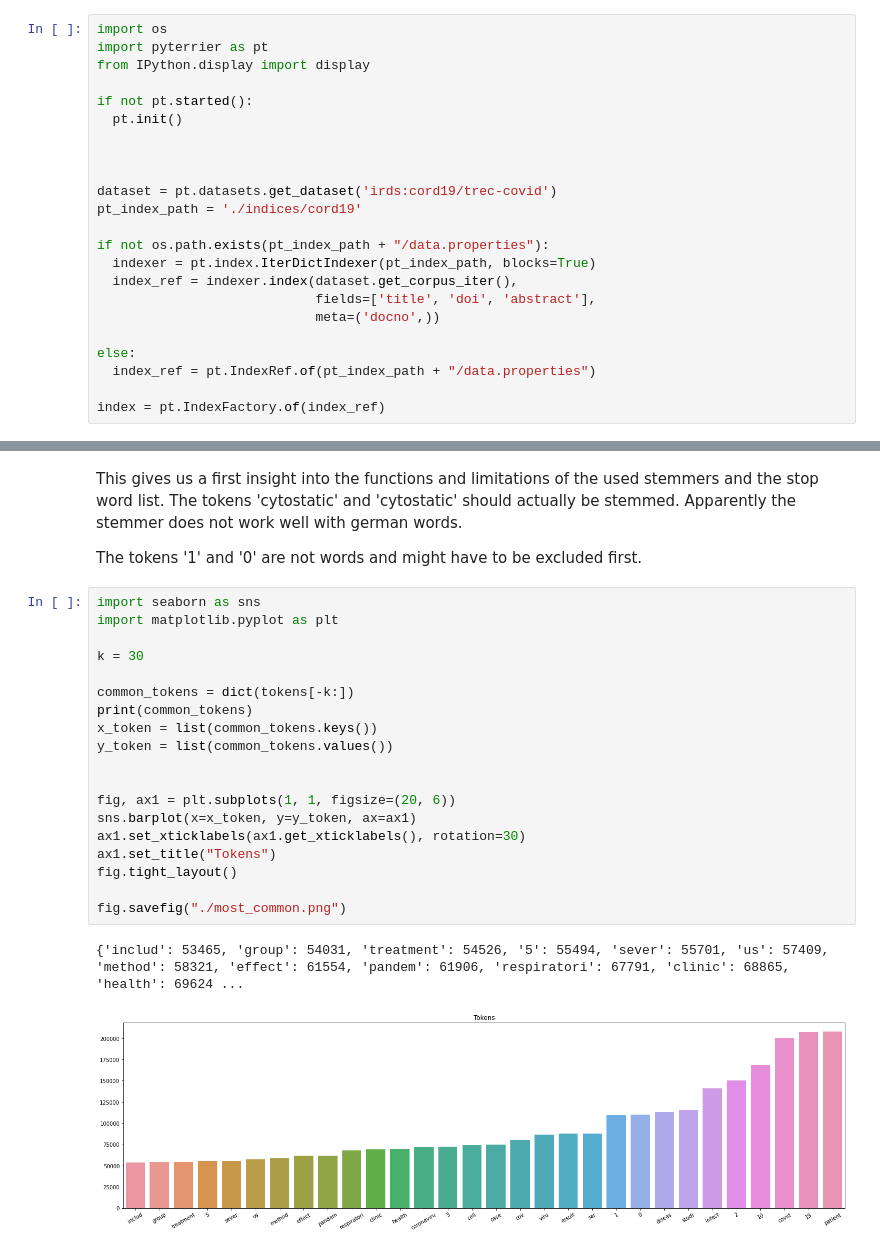
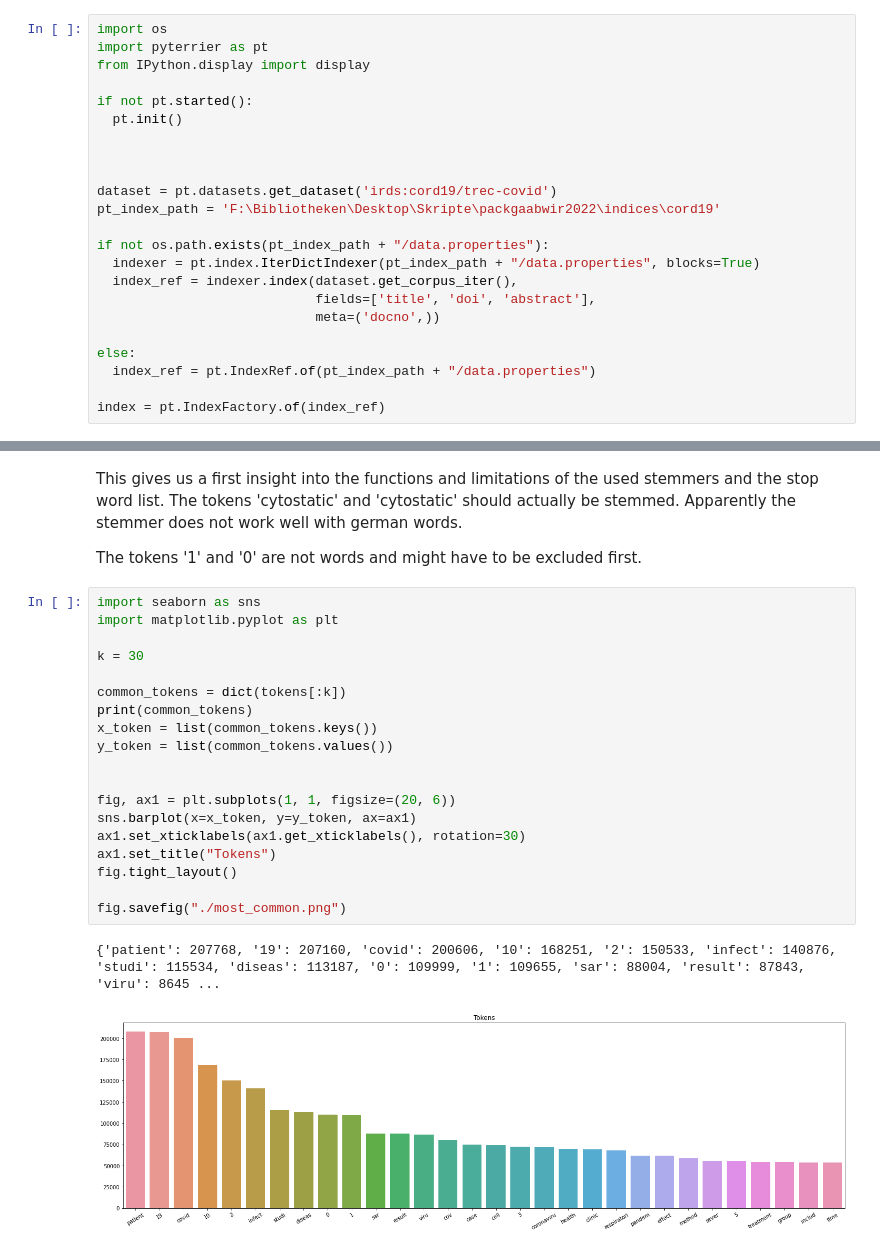
Before and after one commit to Trojan13/packgaabwir2022, a Jupyter notebook: WIR_WiSe2223.ipynb, the cells around one changed output, grey strips where cells are left out. Drawn from its saved outputs; the diff is of its cells as text.

```diff
--- a/WIR_WiSe2223.ipynb
+++ b/WIR_WiSe2223.ipynb
@@ -335,10 +336,10 @@ if not pt.started():
 
 
 dataset = pt.datasets.get_dataset('irds:cord19/trec-covid')
-pt_index_path = './indices/cord19'
+pt_index_path = 'F:\Bibliotheken\Desktop\Skripte\packgaabwir2022\indices\cord19'
 
 if not os.path.exists(pt_index_path + "/data.properties"):
-  indexer = pt.index.IterDictIndexer(pt_index_path, blocks=True)
+  indexer = pt.index.IterDictIndexer(pt_index_path + "/data.properties", blocks=True)
   index_ref = indexer.index(dataset.get_corpus_iter(),
                             fields=['title', 'doi', 'abstract'],
                             meta=('docno',))
@@ -537,22 +522,22 @@ The tokens '1' and '0' are not words and might have to be excluded first.
 # %%
 import seaborn as sns
 import matplotlib.pyplot as plt
 
 k = 30
 
-common_tokens = dict(tokens[-k:])
+common_tokens = dict(tokens[:k])
 print(common_tokens)
 x_token = list(common_tokens.keys())
 y_token = list(common_tokens.values())
 
 
 fig, ax1 = plt.subplots(1, 1, figsize=(20, 6))
 sns.barplot(x=x_token, y=y_token, ax=ax1)
 ax1.set_xticklabels(ax1.get_xticklabels(), rotation=30)
 ax1.set_title("Tokens")
 fig.tight_layout()
 
 fig.savefig("./most_common.png")
 # %% [output]
-{'includ': 53465, 'group': 54031, 'treatment': 54526, '5': 55494, 'sever': 55701, 'us': 57409, 'method': 58321, 'effect': 61554, 'pandem': 61906, 'respiratori': 67791, 'clinic': 68865, 'health': 69624 ...
+{'patient': 207768, '19': 207160, 'covid': 200606, '10': 168251, '2': 150533, 'infect': 140876, 'studi': 115534, 'diseas': 113187, '0': 109999, '1': 109655, 'sar': 88004, 'result': 87843, 'viru': 8645 ...
-[figure, old version]
+[figure, new version]
```
Also changed, not shown: parts of 14 cells of this notebook, 8 other files.
